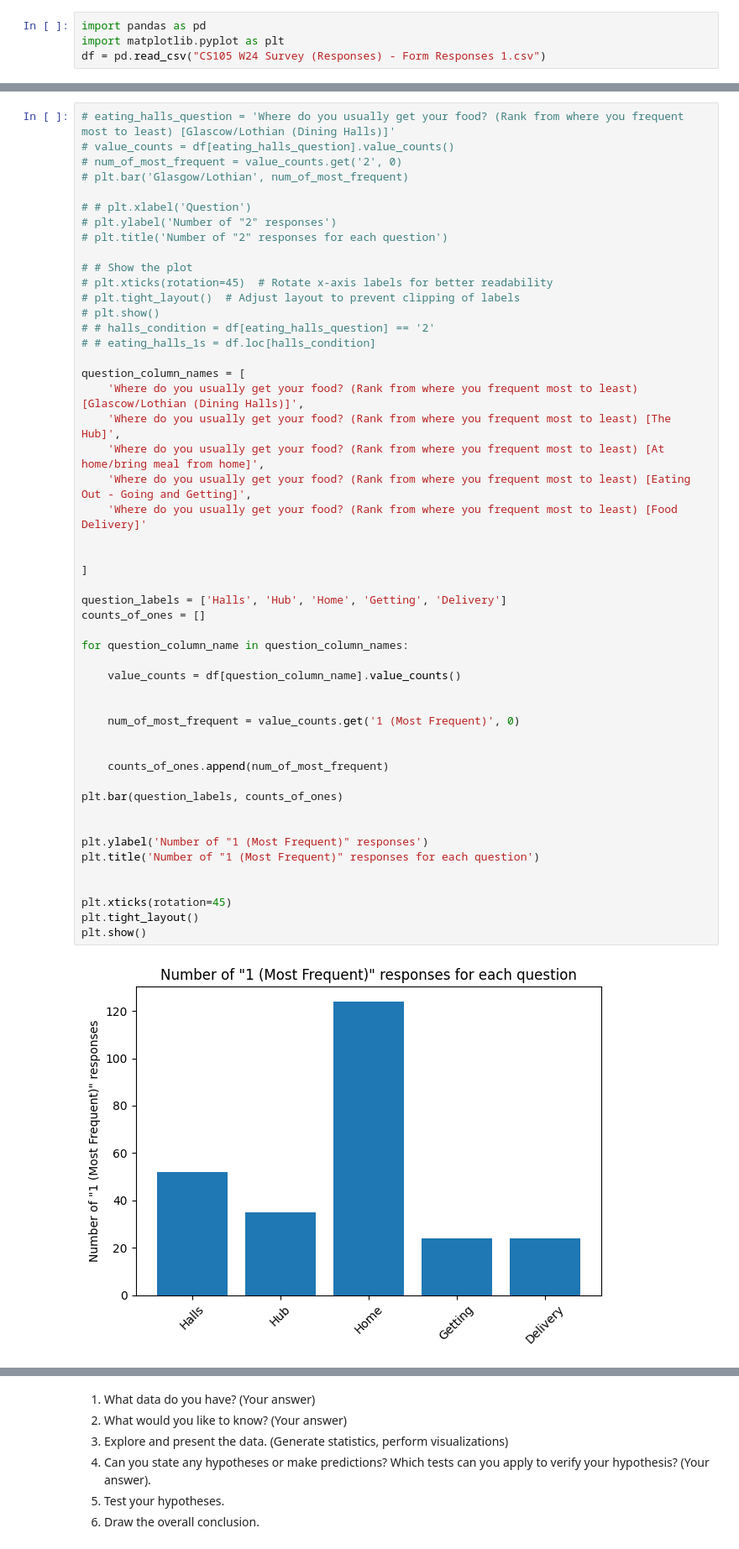
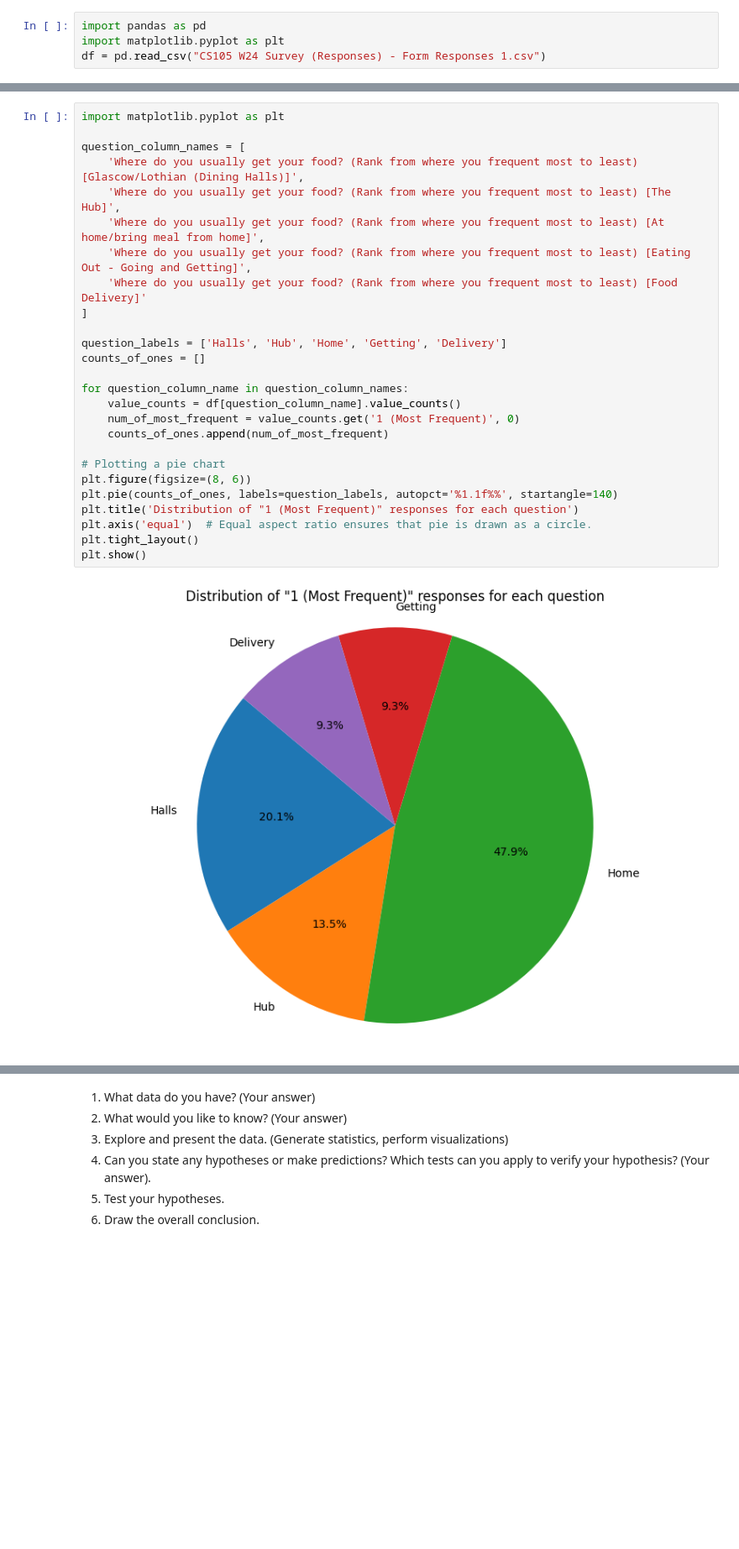
Before and after one commit to NiWong03/cs105lab5-6, a Jupyter notebook: OurProject.ipynb, the cells around one changed output, grey strips where cells are left out. Shown: that part at 84% size. Saved outputs shown, nothing was run; the diff lists cells and outputs as text; blank space fills up the shorter version.

```diff
--- a/OurProject.ipynb
+++ b/OurProject.ipynb
@@ -37,52 +30,28 @@ eating_graph.plot(kind='bar')
 # %%
-# eating_halls_question = 'Where do you usually get your food? (Rank from where you frequent most to least) [Glascow/Lothian (Dining Halls)]'
-# value_counts = df[eating_halls_question].value_counts()
-# num_of_most_frequent = value_counts.get('2', 0)
-# plt.bar('Glasgow/Lothian', num_of_most_frequent)
-
-# # plt.xlabel('Question')
-# plt.ylabel('Number of "2" responses')
-# plt.title('Number of "2" responses for each question')
-
-# # Show the plot
-# plt.xticks(rotation=45)  # Rotate x-axis labels for better readability
-# plt.tight_layout()  # Adjust layout to prevent clipping of labels
-# plt.show()
-# # halls_condition = df[eating_halls_question] == '2'
-# # eating_halls_1s = df.loc[halls_condition]
+import matplotlib.pyplot as plt
 
 question_column_names = [
     'Where do you usually get your food? (Rank from where you frequent most to least) [Glascow/Lothian (Dining Halls)]',
     'Where do you usually get your food? (Rank from where you frequent most to least) [The Hub]',
     'Where do you usually get your food? (Rank from where you frequent most to least) [At home/bring meal from home]',
     'Where do you usually get your food? (Rank from where you frequent most to least) [Eating Out - Going and Getting]',
     'Where do you usually get your food? (Rank from where you frequent most to least) [Food Delivery]'
-
-
 ]
 
 question_labels = ['Halls', 'Hub', 'Home', 'Getting', 'Delivery']
 counts_of_ones = []
 
 for question_column_name in question_column_names:
-
     value_counts = df[question_column_name].value_counts()
-
-
     num_of_most_frequent = value_counts.get('1 (Most Frequent)', 0)
-
-
     counts_of_ones.append(num_of_most_frequent)
 
-plt.bar(question_labels, counts_of_ones)
-
-
-plt.ylabel('Number of "1 (Most Frequent)" responses')
-plt.title('Number of "1 (Most Frequent)" responses for each question')
-
-
-plt.xticks(rotation=45)
+# Plotting a pie chart
+plt.figure(figsize=(8, 6))
+plt.pie(counts_of_ones, labels=question_labels, autopct='%1.1f%%', startangle=140)
+plt.title('Distribution of "1 (Most Frequent)" responses for each question')
+plt.axis('equal')  # Equal aspect ratio ensures that pie is drawn as a circle.
 plt.tight_layout()
 plt.show()
 # %% [output]
-[figure, old version]
+[figure, new version]
```
Also changed, not shown: parts of 28 cells of this notebook, 1 other file.
